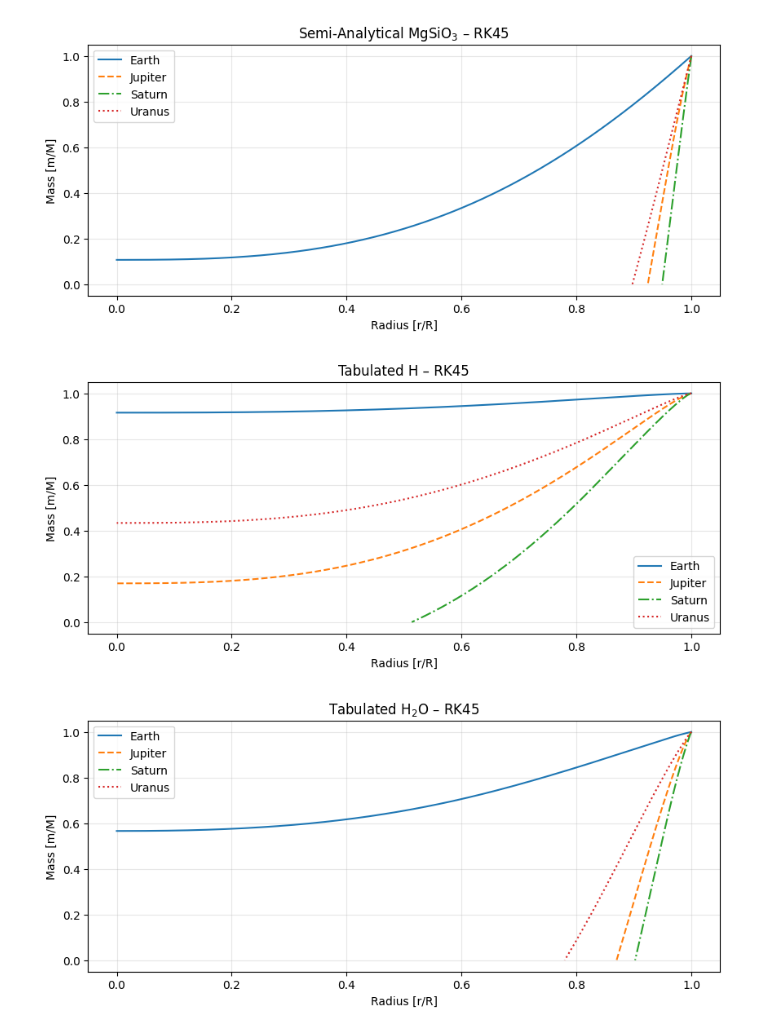
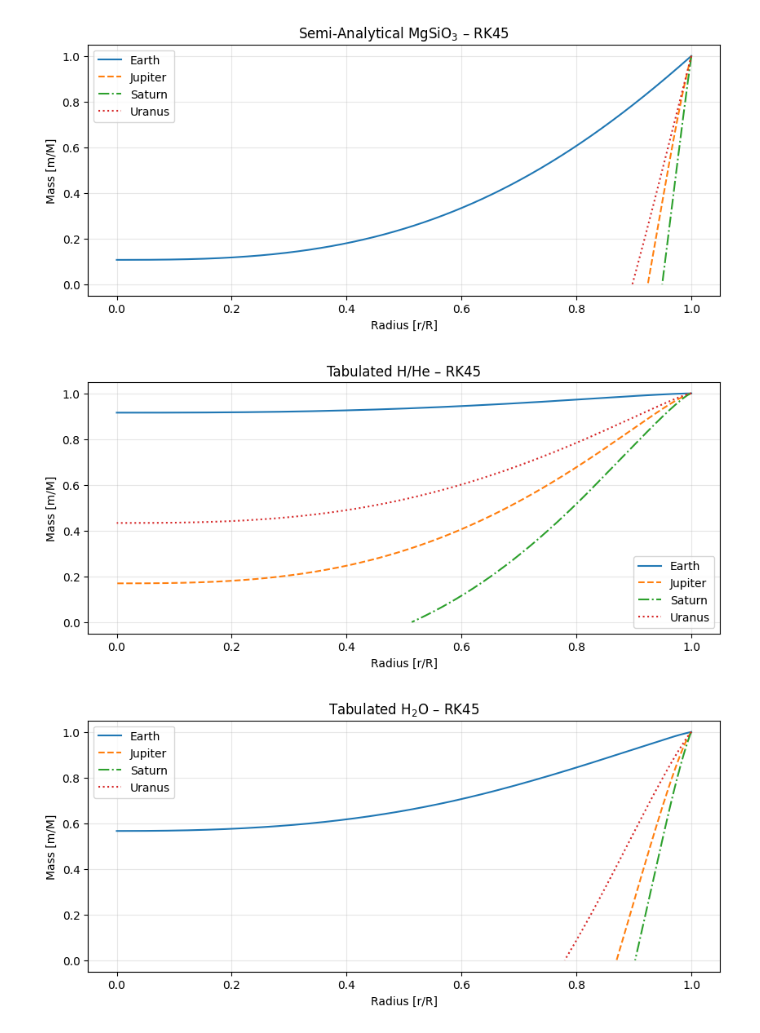
Before and after one commit to Akut-Luna/AST-514-Final-Project, a Jupyter notebook: plot_5.ipynb, the cells around one changed output. Saved outputs shown, nothing was run; the diff lists cells and outputs as text; code cells hidden in the pictures.

```diff
--- a/plot_5.ipynb
+++ b/plot_5.ipynb
@@ -22,6 +22,8 @@ def nice_name(no):
             part = 'MgSiO$_3$'
         elif part == 'H2O':
             part = 'H$_2$O'
+        elif part == 'H':
+            part = 'H/He'
         elif part == 'analytical':
             part = 'Semi-Analytical'
         if part and part[0].islower():
@@ -44,32 +46,32 @@ def plot_eos(no):
     plt.figure(figsize=(10, 4))
     for linestyle, planet, data in zip(linestyles, planets, datas):
         R0 = data[:,0][0]
         M0 = data[:,1][0]
         plt.plot(data[:,0]/R0, data[:,1]/M0, label=planet, linestyle=linestyle)
 
     plt.title(f'{nice_name(no)}\u2013 RK45')
     # plt.yscale('log')
     plt.xlabel('Radius [r/R]')
     plt.ylabel('Mass [m/M]')
     plt.grid(True, alpha=0.3)
     plt.legend()
 
     file_name = f'plot_5_different_planets_{sim_names[no]}.pdf'
 
     folder_path = os.path.join('plots')
     file_path = os.path.join(folder_path, file_name)
     os.makedirs(folder_path, exist_ok=True)
     plt.savefig(file_path)
 
     plt.show()
     plt.close()
 
 for no in [1,2,3,4,5,6]:
     plot_eos(no)
 # %% [output]
 [figure]
 [figure]
 [figure]
 [figure]
-[figure, old version]
+[figure, new version]
 [figure]
```
Also changed, not shown: 3 other files.
